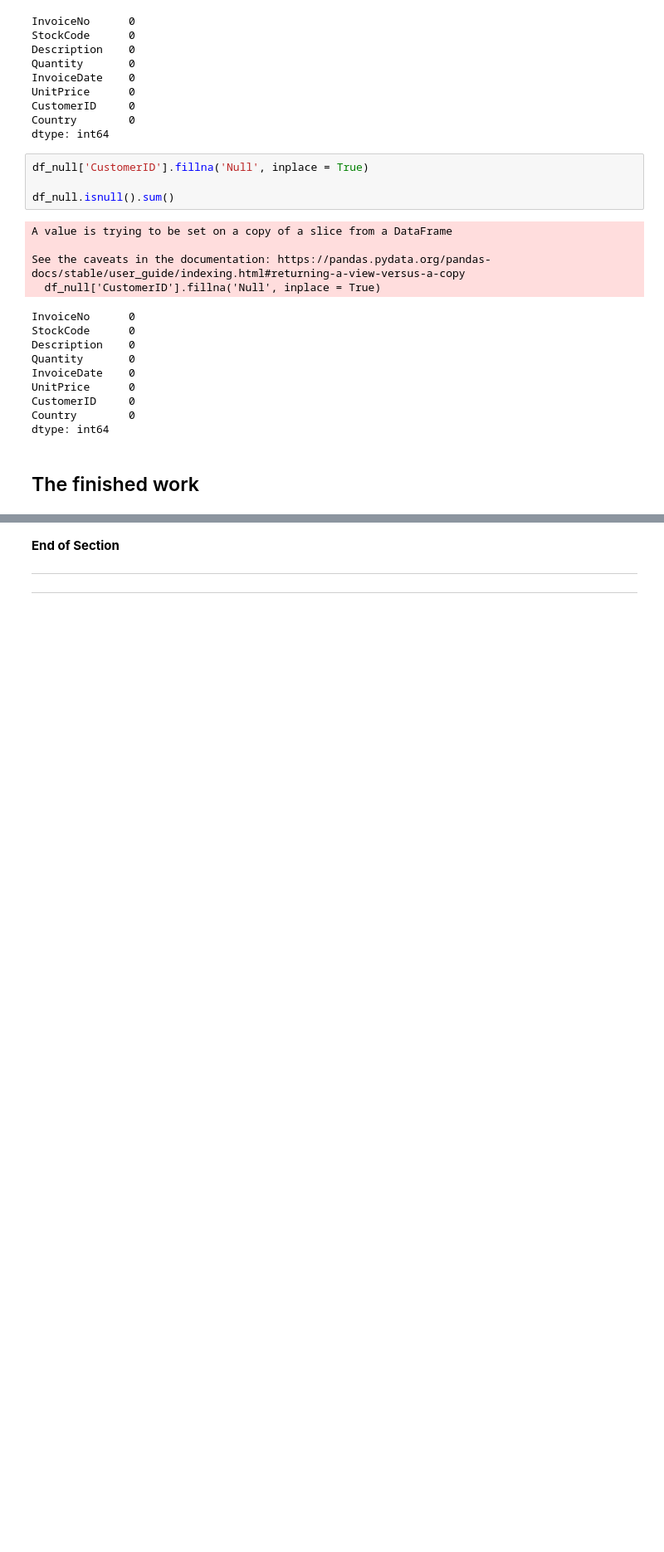
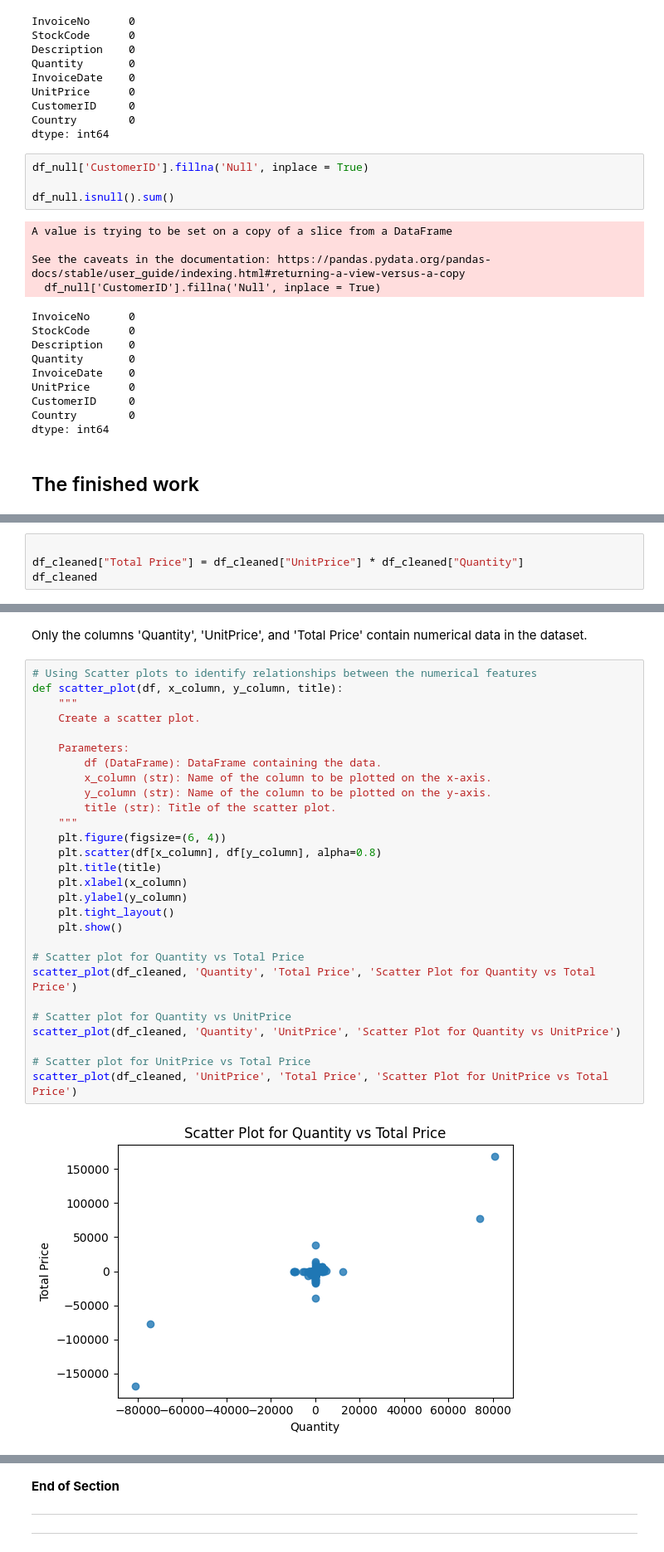
Before and after one commit to JoshuaPaul-lasisi/Customer_segmentation, a Jupyter notebook: Customer_segmentation.ipynb, the cells around one changed output, grey strips where cells are left out. Shown at 83% size. Saved outputs shown, nothing was run; the diff lists cells and outputs as text; blank space fills up the shorter version.

```diff
--- a/Customer_segmentation.ipynb
+++ b/Customer_segmentation.ipynb
@@ -224,0 +362,4 @@ df_cleaned.head()
+# %%
+
+df_cleaned["Total Price"] = df_cleaned["UnitPrice"] * df_cleaned["Quantity"]
+df_cleaned
@@ -224,0 +667,32 @@ df_cleaned.head()
+# %% [markdown]
+Only the columns 'Quantity', 'UnitPrice', and 'Total Price' contain numerical data in the dataset.
+# %%
+# Using Scatter plots to identify relationships between the numerical features
+def scatter_plot(df, x_column, y_column, title):
+    """
+    Create a scatter plot.
+
+    Parameters:
+        df (DataFrame): DataFrame containing the data.
+        x_column (str): Name of the column to be plotted on the x-axis.
+        y_column (str): Name of the column to be plotted on the y-axis.
+        title (str): Title of the scatter plot.
+    """
+    plt.figure(figsize=(6, 4))
+    plt.scatter(df[x_column], df[y_column], alpha=0.8)
+    plt.title(title)
+    plt.xlabel(x_column)
+    plt.ylabel(y_column)
+    plt.tight_layout()
+    plt.show()
+
+# Scatter plot for Quantity vs Total Price
+scatter_plot(df_cleaned, 'Quantity', 'Total Price', 'Scatter Plot for Quantity vs Total Price')
+
+# Scatter plot for Quantity vs UnitPrice
+scatter_plot(df_cleaned, 'Quantity', 'UnitPrice', 'Scatter Plot for Quantity vs UnitPrice')
+
+# Scatter plot for UnitPrice vs Total Price
+scatter_plot(df_cleaned, 'UnitPrice', 'Total Price', 'Scatter Plot for UnitPrice vs Total Price')
+# %% [output]
+[figure, added]
```
Also changed, not shown: parts of 116 cells of this notebook.
